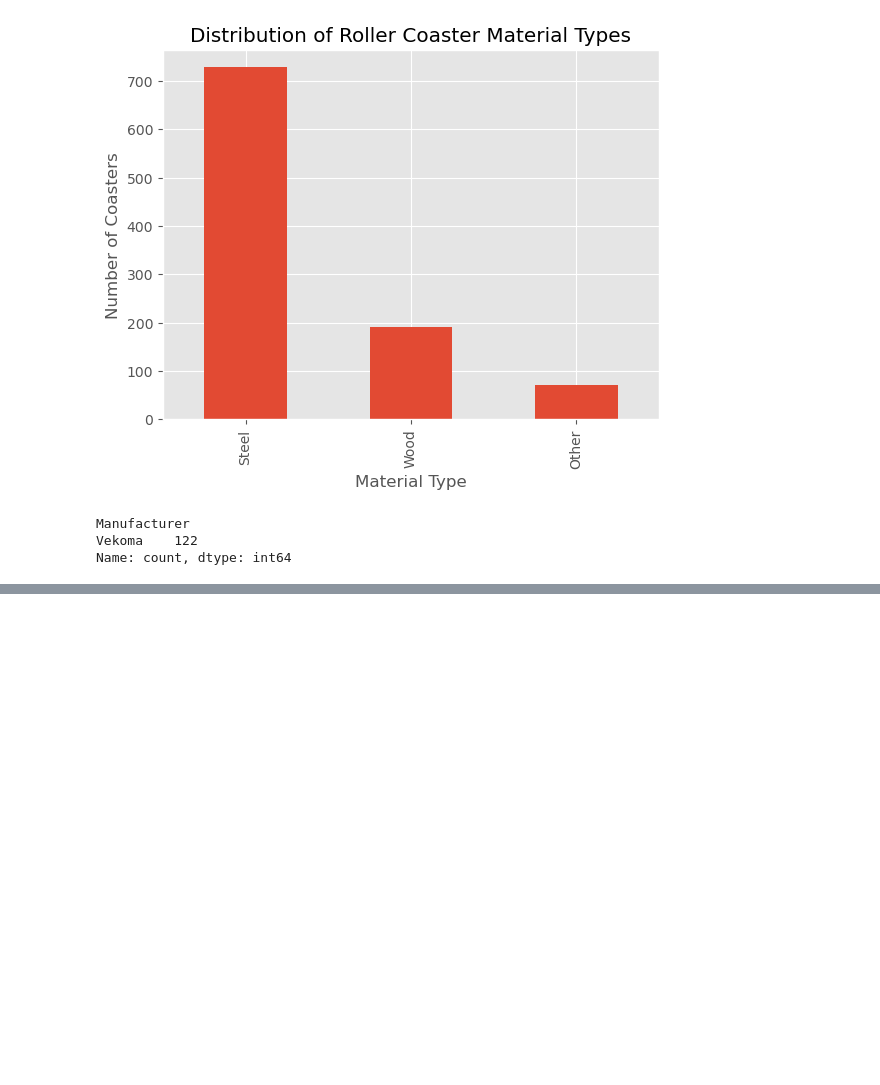
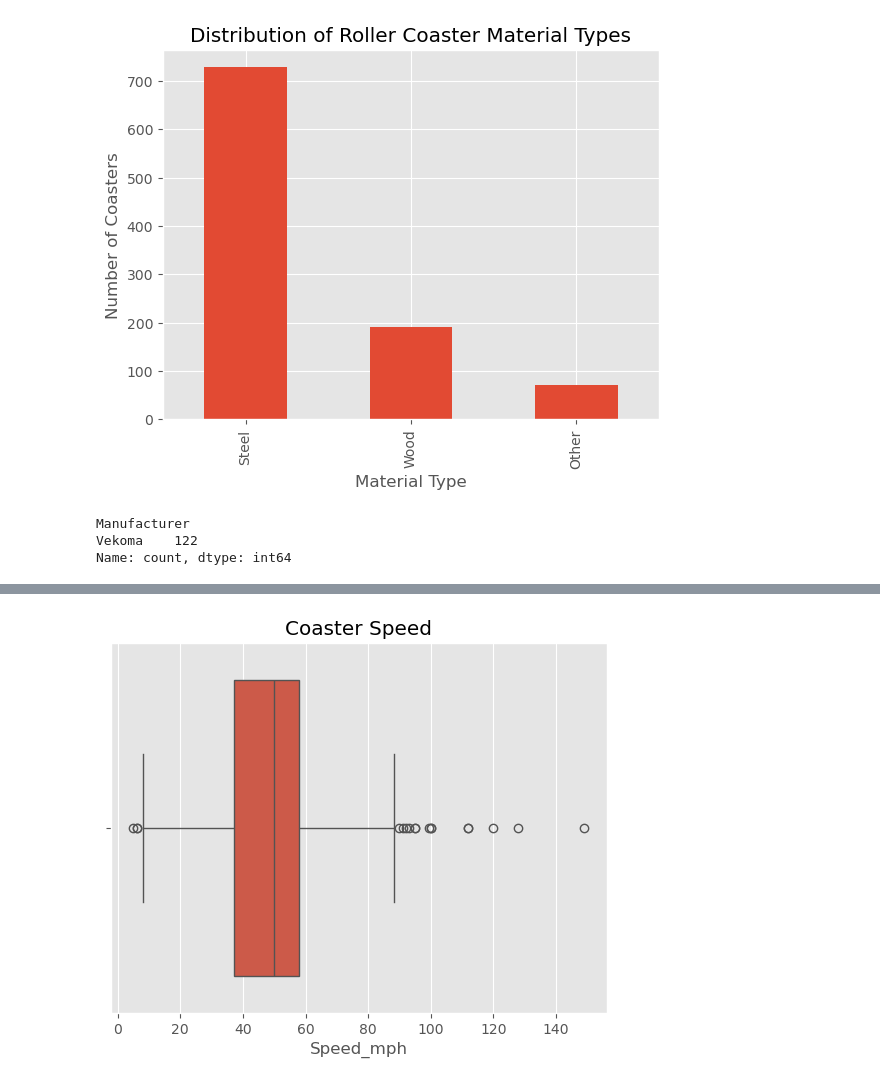
Before and after one commit to Juhi-Rajput07/AI_Internship_TEN, a Jupyter notebook: Week2_EDA/Day1_to_4_EDA_Fundamentals.ipynb, the cells around one changed output, grey strips where cells are left out. Drawn from its saved outputs; the diff is of its cells as text; code cells hidden in the pictures; blank space fills up the shorter version.

```diff
--- a/Week2_EDA/Day1_EDA_Fundamentals.ipynb
+++ b/Week2_EDA/Day1_to_4_EDA_Fundamentals.ipynb
@@ -453,0 +460,7 @@ Name: count, dtype: int64
+# %%
+ax = sns.boxplot(x = df['Speed_mph'],
+                data=df)
+ax.set_title('Coaster Speed')         #Univariate Boxplot
+plt.show()
+# %% [output]
+[figure, added]
```
Also changed, not shown: parts of 30 cells of this notebook.
